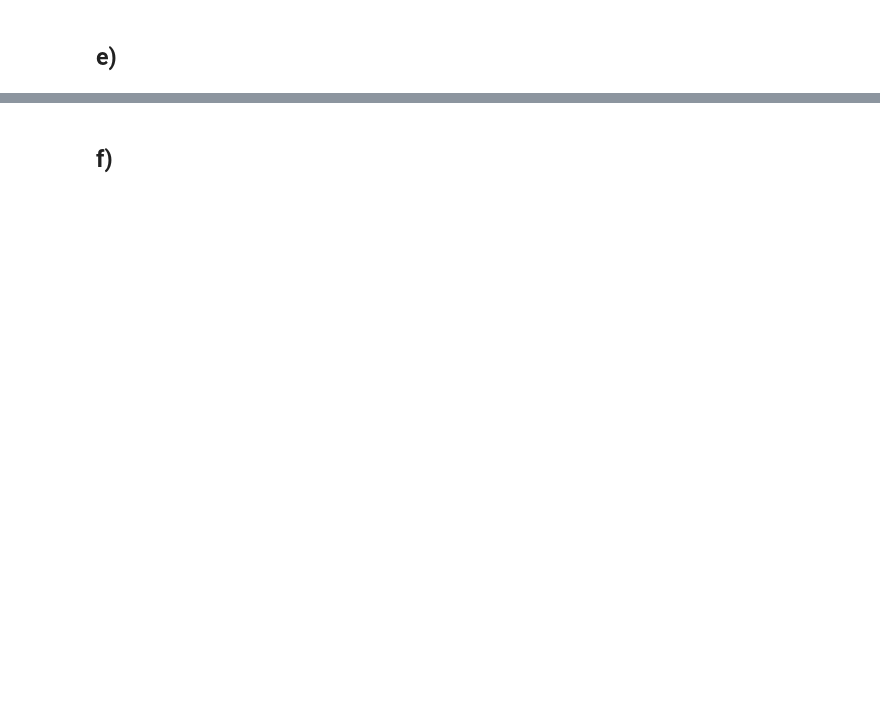
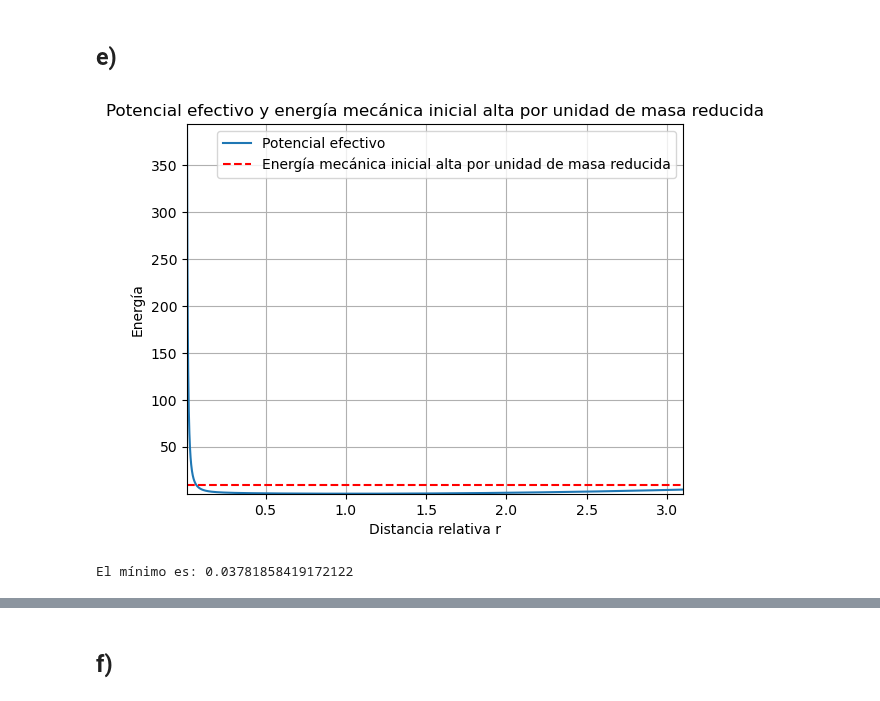
Before and after one commit to apareram/f-sica-computacional, a Jupyter notebook: e1/Parcial1_FC_XimenaLorenzoAlberto.ipynb, the cells around one changed output, grey strips where cells are left out. Saved outputs shown, nothing was run; the diff lists cells and outputs as text; code cells hidden in the pictures; blank space fills up the shorter version.

```diff
--- a/e1/Parcial1_FC_XimenaLorenzoAlberto.ipynb
+++ b/e1/Parcial1_FC_XimenaLorenzoAlberto.ipynb
@@ -88,2 +183,21 @@ El movimiento relativo puede volverse asimétrico debido a que, si la energía t
 # %% [markdown]
 ## e)
+# %%
+x0_1 = 0
+y0_1 = 1.5  # Aumentar la distancia inicial para aumentar la energía potencial
+x0_2 = 0
+y0_2 = -1.5
+v0x_1 = 0.5  # Aumentar la velocidad inicial para aumentar la energía cinética
+v0y_1 = 0
+v0x_2 = -0.5
+v0y_2 = 0
+u0 = np.array([x0_1, v0x_1, y0_1, v0y_1, x0_2, v0x_2, y0_2, v0y_2])
+
+w = 1
+l0 = 1
+tf = 25
+h = 0.01
+t0 = 0
+mu = 0.5
+
+r_inicial = np.sqrt((x0_2 - x0_1)**2 + (y0_2 - y0_1)**2)
@@ -89,0 +206,23 @@ El movimiento relativo puede volverse asimétrico debido a que, si la energía t
+# %%
+
+E_mec_inicial_alta = energia_mecanica_inicial(x0_1, y0_1, x0_2, y0_2, v0x_1, v0y_1, v0x_2, v0y_2, w, l0, r_inicial, mu)
+E_mec_inicial_alta_mu = E_mec_inicial_alta / mu
+# %%
+r_range = np.linspace(0.01, 3.1, 2500)
+U_ef = potEf(l_inicial, r_range, mu)
+# %%
+plt.plot(r_range, U_ef, label='Potencial efectivo')
+plt.axhline(y=E_mec_inicial_alta_mu, color='r', linestyle='--', label='Energía mecánica inicial alta por unidad de masa reducida')
+plt.xlabel('Distancia relativa r')
+plt.ylabel('Energía')
+plt.title('Potencial efectivo y energía mecánica inicial alta por unidad de masa reducida')
+plt.xlim(0.01, 3.1)
+plt.ylim(0.01, max(E_mec_inicial_alta_mu, np.max(U_ef)) + 0.5)  # Ajustar el límite superior
+plt.legend()
+plt.grid(True)
+plt.show()
+
+print(f"El mínimo es:", U_ef.min())
+# %% [output]
+[figure, added]
+El mínimo es: 0.03781858419172122
```
Also changed, not shown: parts of 22 cells of this notebook.
